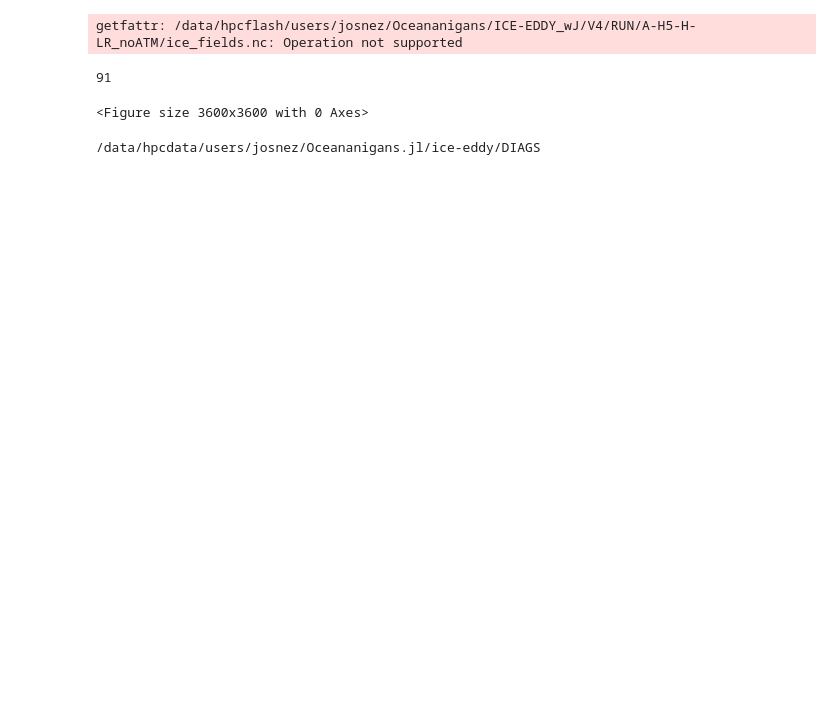
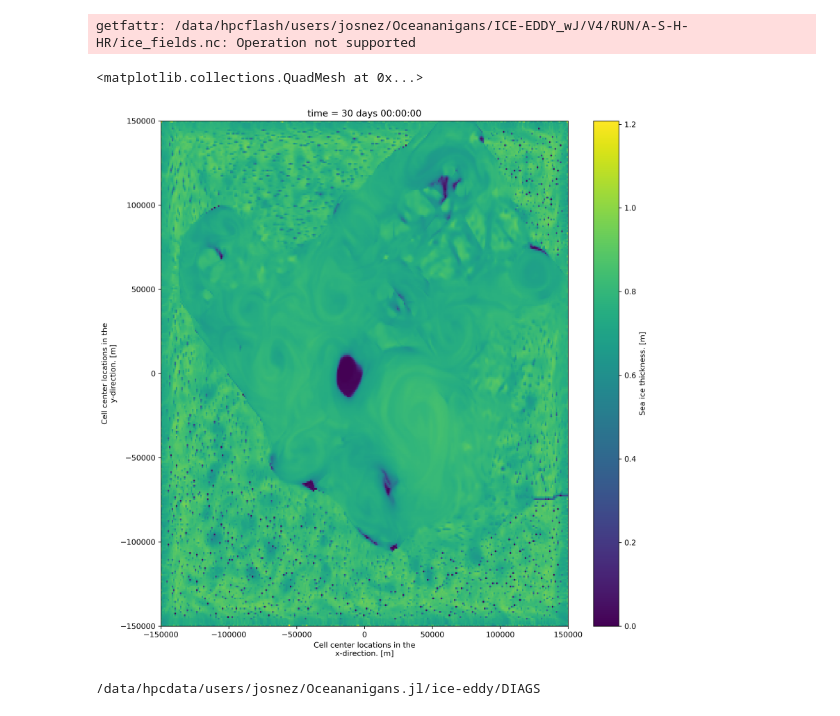
Before and after one commit to demarez/ice-eddy, a Jupyter notebook: DIAGS/ice_conds.ipynb, the cells around one changed output. Saved outputs shown, nothing was run; the diff lists cells and outputs as text; code cells hidden in the pictures; blank space fills up the shorter version.

```diff
--- a/DIAGS/ice_conds.ipynb
+++ b/DIAGS/ice_conds.ipynb
@@ -27,7 +27,7 @@ kw = {
 
 path_root='/data/hpcflash/users/josnez/Oceananigans/ICE-EDDY_wJ/V4/'
 
-experiment="A-H5-H-LR_noATM"
+experiment="A-S-H-HR"
 data_path = path_root+"/RUN/"+experiment
 # %%
 ice_fields = "ice_fields*.nc"
@@ -35,27 +35,28 @@ ice_fields_paths = '{0}/{1}'.format(data_path, ice_fields)
 
 data = xr.open_mfdataset(ice_fields_paths)
 # %% [output]
-getfattr: /data/hpcflash/users/josnez/Oceananigans/ICE-EDDY_wJ/V4/RUN/A-H5-H-LR_noATM/ice_fields.nc: Operation not supported
+getfattr: /data/hpcflash/users/josnez/Oceananigans/ICE-EDDY_wJ/V4/RUN/A-S-H-HR/ice_fields.nc: Operation not supported
 # %%
 fig = plt.figure(figsize=(12, 12),dpi=300)
 
 time = data.time[-1]
-for i, time in enumerate(data.time):
-    print(i,end="\r")
-    gs = GridSpec(1, 1, figure=fig)
-    ########################################################################
-    ax = fig.add_subplot(gs[0, 0])
+# for i, time in enumerate(data.time):
+# print(i,end="\r")
+gs = GridSpec(1, 1, figure=fig)
+########################################################################
+ax = fig.add_subplot(gs[0, 0])
 
-    data.h.sel(time=time).plot(ax=ax)
+data.h.isel(time=30).plot(ax=ax)
 
-    plt.subplots_adjust(hspace=0, wspace=-0.35)
-    plt.savefig('./figures/animation/ice_thickness_{0:03}.png'.format(i), dpi=300, bbox_inches='tight')
-    plt.clf()
+    # break
+    # plt.subplots_adjust(hspace=0, wspace=-0.35)
+    # plt.savefig('./figures/animation/ice_thickness_{0:03}.png'.format(i), dpi=300, bbox_inches='tight')
+    # plt.clf()
 
 # data["ℵ"].sel(time=time).plot(ax=ax[1],vmin=0.99997383,vmax=1)
 # %% [output]
-91
+<matplotlib.collections.QuadMesh at 0x...>
-<Figure size 3600x3600 with 0 Axes>
+[figure, added]
 # %%
 !pwd
 # %% [output]
```
Also changed, not shown: 3 other files.
